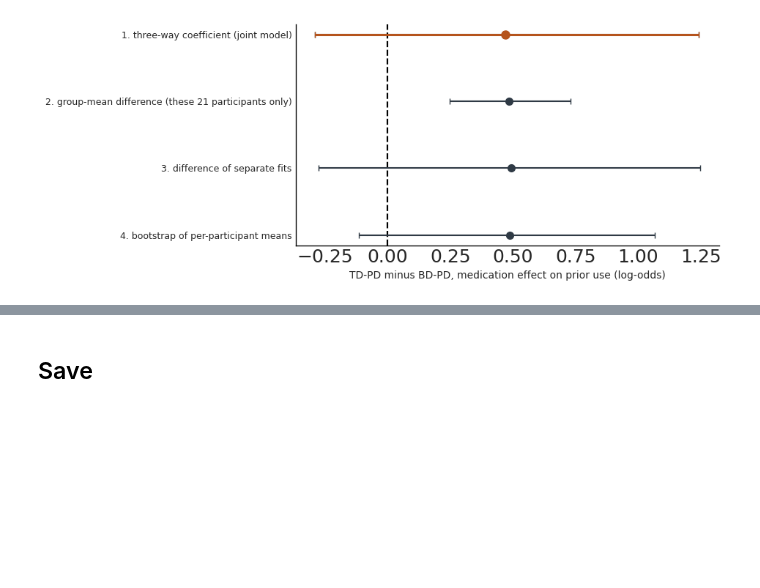
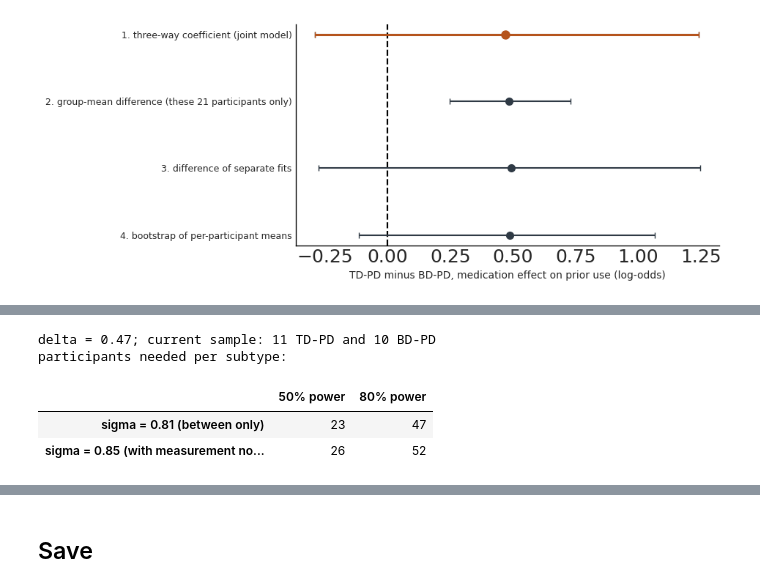
Before and after one commit to vaibrainium/bayesian-priors-in-pd-subtype, a Jupyter notebook: notebooks/2.27-subtype-comparison.ipynb, the cells around one changed output, grey strips where cells are left out. Cells and saved outputs as stored; diff of their text form; code cells hidden in the pictures; blank space fills up the shorter version.

```diff
--- a/notebooks/2.27-subtype-comparison.ipynb
+++ b/notebooks/2.27-subtype-comparison.ipynb
@@ -283,0 +296,21 @@ plt.show()
+# %%
+sigma_between = sd_u[..., WITHIN.index("col:med")].mean()
+within_noise = participant_effects.std(axis=0).mean()
+sigma_total = np.sqrt(sigma_between**2 + within_noise**2)
+delta = scm.mean()
+
+planning = pd.DataFrame(
+    {f"sigma = {s:.2f} ({label})": {
+        f"{int(power * 100)}% power": int(np.ceil(2 * s**2 * ((stats.norm.ppf(0.975) + stats.norm.ppf(power)) / delta) ** 2))
+        for power in (0.5, 0.8)}
+     for s, label in [(sigma_between, "between only"), (sigma_total, "with measurement noise")]}
+).T
+print(f"delta = {delta:.2f}; current sample: {(participant_sub > 0).sum()} TD-PD and {(participant_sub < 0).sum()} BD-PD")
+print("participants needed per subtype:")
+planning
+# %% [output]
+delta = 0.47; current sample: 11 TD-PD and 10 BD-PD
+participants needed per subtype:
+|  | 50% power | 80% power |
+| sigma = 0.81 (between only) | 23 | 47 |
+| sigma = 0.85 (with measurement no... | 26 | 52 |
```
Also changed, not shown: parts of 2 cells of this notebook, 1 other file.
